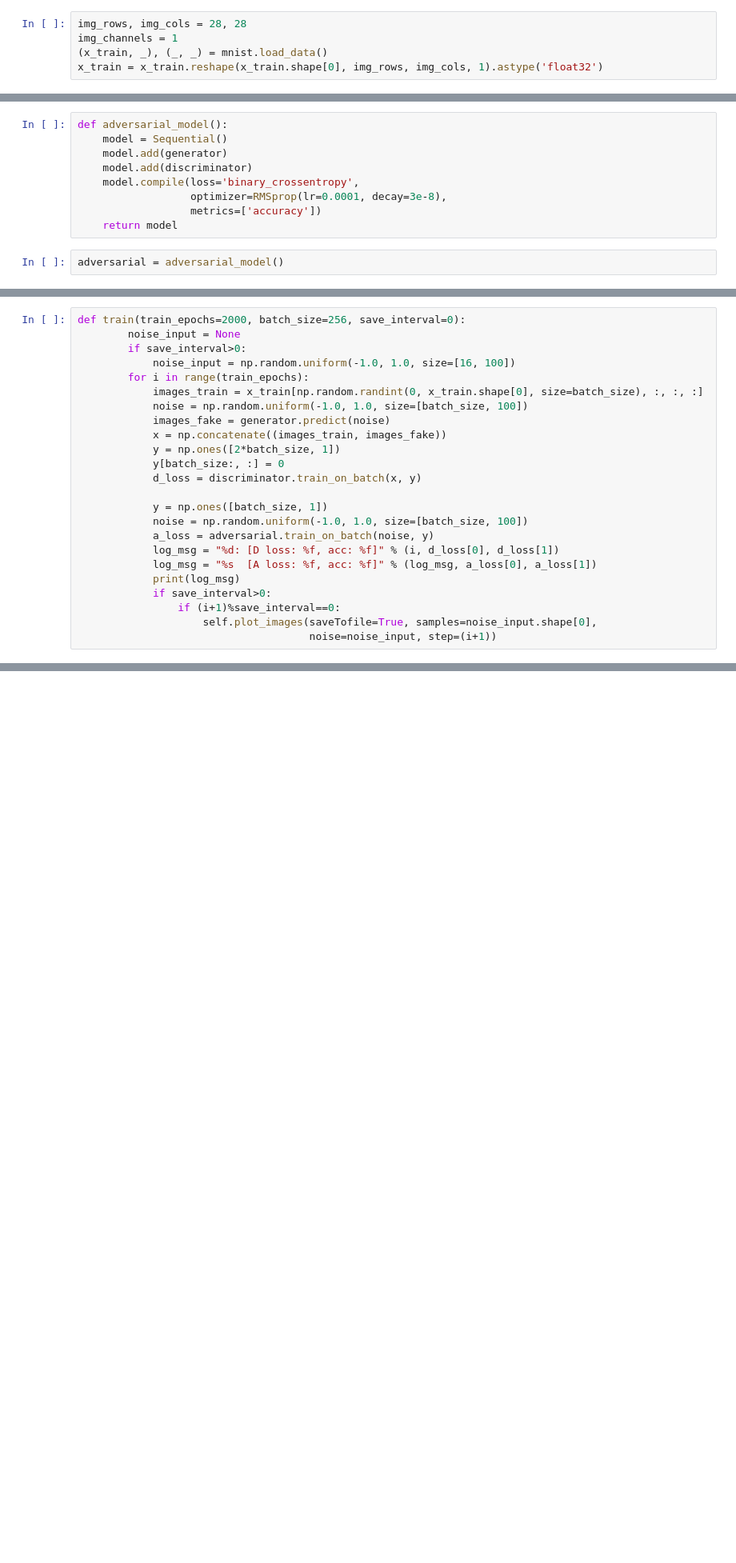
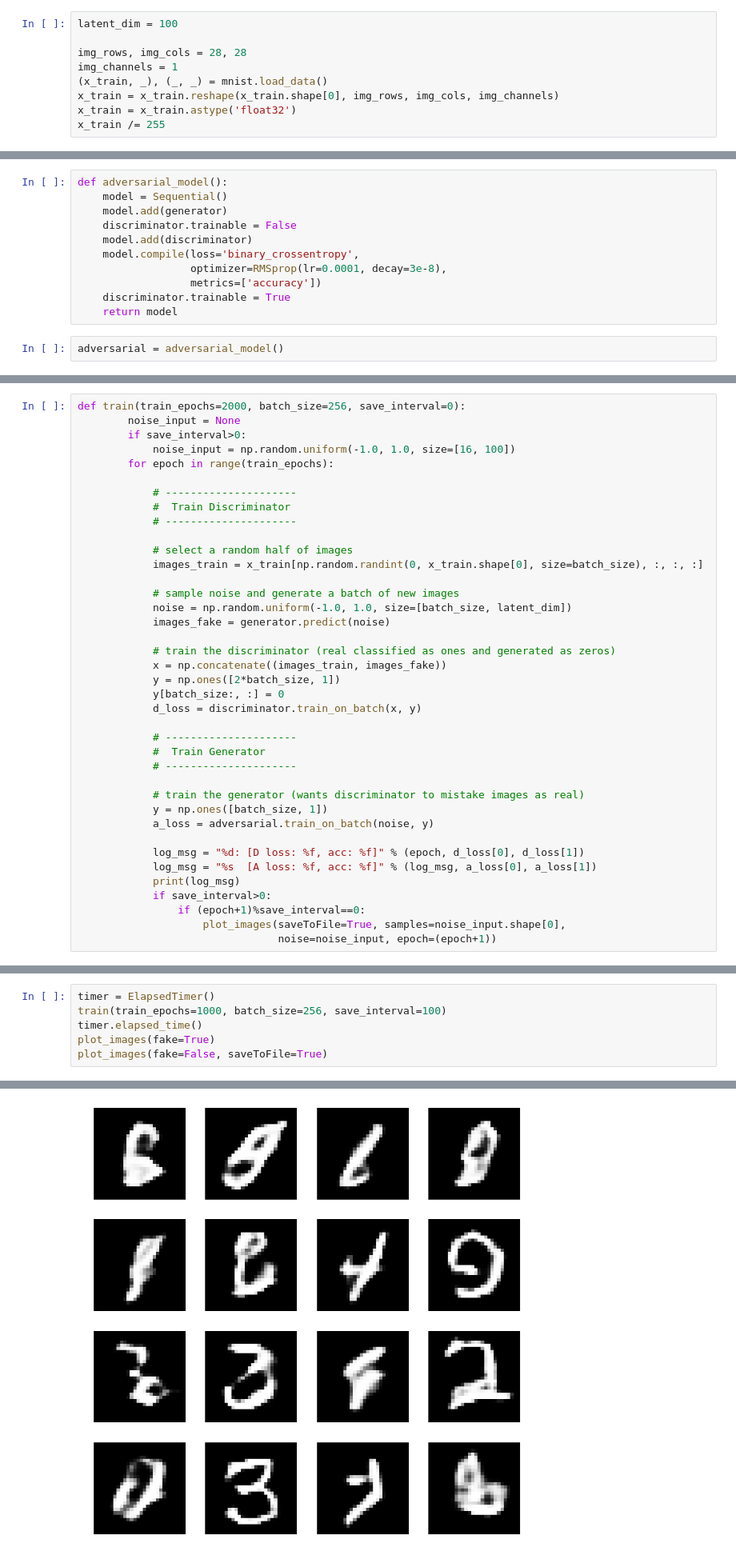
Before and after one commit to notenot/mnist-keras-dcgan, a Jupyter notebook: mnist-keras-gan.ipynb, the cells around one changed output, grey strips where cells are left out. Shown at 80% size. Cells and saved outputs as stored; diff of their text form; blank space fills up the shorter version.

Commit message:
Fix errors, add comments in train function

```diff
--- a/mnist-keras-gan.ipynb
+++ b/mnist-keras-gan.ipynb
@@ -14,8 +12,12 @@ Using TensorFlow backend.
 # %%
+latent_dim = 100
+
 img_rows, img_cols = 28, 28
 img_channels = 1
 (x_train, _), (_, _) = mnist.load_data()
-x_train = x_train.reshape(x_train.shape[0], img_rows, img_cols, 1).astype('float32')
+x_train = x_train.reshape(x_train.shape[0], img_rows, img_cols, img_channels)
+x_train = x_train.astype('float32')
+x_train /= 255
 # %% [markdown]
 ## Generator
 
@@ -114,10 +115,12 @@ The adversarial model is just the generator-discriminator stacked together. The
 def adversarial_model():
     model = Sequential()
     model.add(generator)
+    discriminator.trainable = False
     model.add(discriminator)
     model.compile(loss='binary_crossentropy',
                   optimizer=RMSprop(lr=0.0001, decay=3e-8),
                   metrics=['accuracy'])
+    discriminator.trainable = True
     return model
 # %%
 adversarial = adversarial_model()
@@ -156,25 +159,40 @@ def train(train_epochs=2000, batch_size=256, save_interval=0):
         noise_input = None
         if save_interval>0:
             noise_input = np.random.uniform(-1.0, 1.0, size=[16, 100])
-        for i in range(train_epochs):
+        for epoch in range(train_epochs):
+
+            # ---------------------
+            #  Train Discriminator
+            # ---------------------
+
+            # select a random half of images
             images_train = x_train[np.random.randint(0, x_train.shape[0], size=batch_size), :, :, :]
-            noise = np.random.uniform(-1.0, 1.0, size=[batch_size, 100])
+
+            # sample noise and generate a batch of new images
+            noise = np.random.uniform(-1.0, 1.0, size=[batch_size, latent_dim])
             images_fake = generator.predict(noise)
+
+            # train the discriminator (real classified as ones and generated as zeros)
             x = np.concatenate((images_train, images_fake))
             y = np.ones([2*batch_size, 1])
             y[batch_size:, :] = 0
             d_loss = discriminator.train_on_batch(x, y)
 
+            # ---------------------
+            #  Train Generator
+            # ---------------------
+
+            # train the generator (wants discriminator to mistake images as real)
             y = np.ones([batch_size, 1])
-            noise = np.random.uniform(-1.0, 1.0, size=[batch_size, 100])
             a_loss = adversarial.train_on_batch(noise, y)
-            log_msg = "%d: [D loss: %f, acc: %f]" % (i, d_loss[0], d_loss[1])
+
+            log_msg = "%d: [D loss: %f, acc: %f]" % (epoch, d_loss[0], d_loss[1])
             log_msg = "%s  [A loss: %f, acc: %f]" % (log_msg, a_loss[0], a_loss[1])
             print(log_msg)
             if save_interval>0:
-                if (i+1)%save_interval==0:
-                    self.plot_images(saveTofile=True, samples=noise_input.shape[0],
-                                     noise=noise_input, step=(i+1))
+                if (epoch+1)%save_interval==0:
+                    plot_images(saveToFile=True, samples=noise_input.shape[0],
+                                noise=noise_input, epoch=(epoch+1))
 # %%
 class ElapsedTimer(object):
     def __init__(self):
@@ -188,3 +206,10 @@ class ElapsedTimer(object):
             return str(sec / (60 * 60)) + " hr"
     def elapsed_time(self):
         print("Elapsed: %s " % self.elapsed(time.time() - self.start_time))
+# %%
+timer = ElapsedTimer()
+train(train_epochs=1000, batch_size=256, save_interval=100)
+timer.elapsed_time()
+plot_images(fake=True)
+plot_images(fake=False, saveToFile=True)
+# %% [output]
@@ -190,0 +233 @@ class ElapsedTimer(object):
+[figure, added]
```
Also changed, not shown: parts of 3 cells of this notebook.
